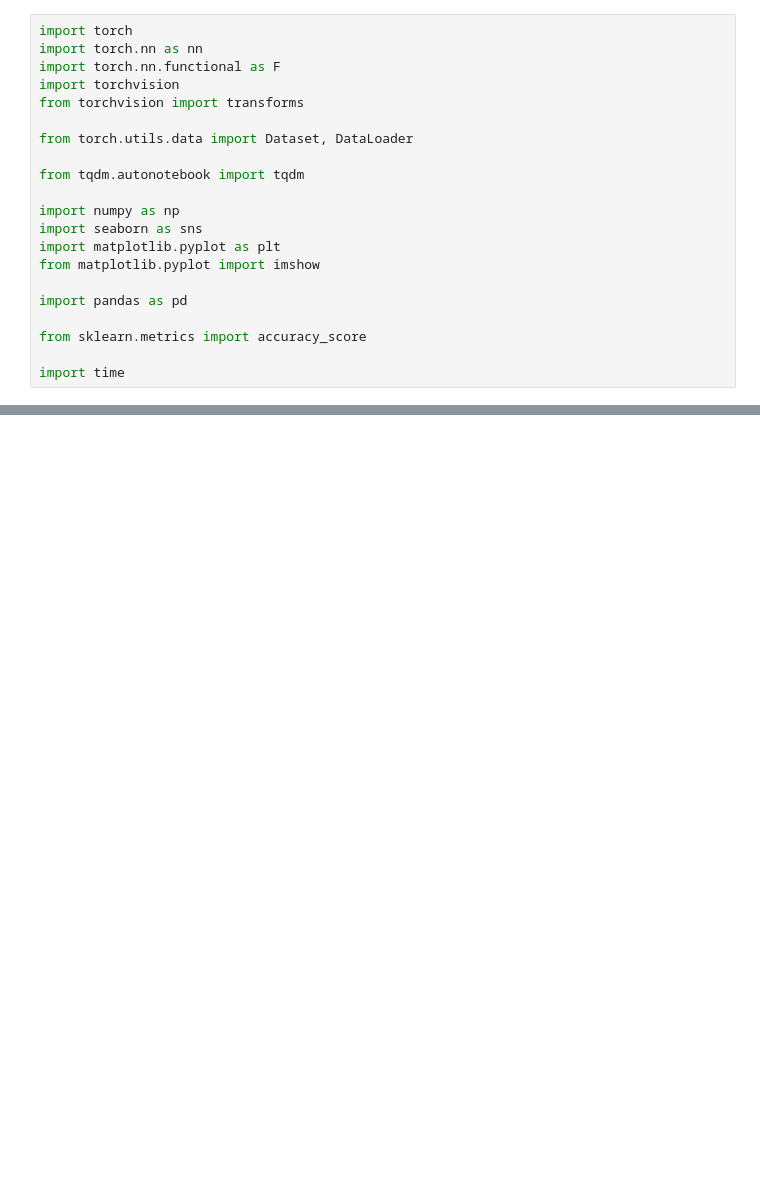
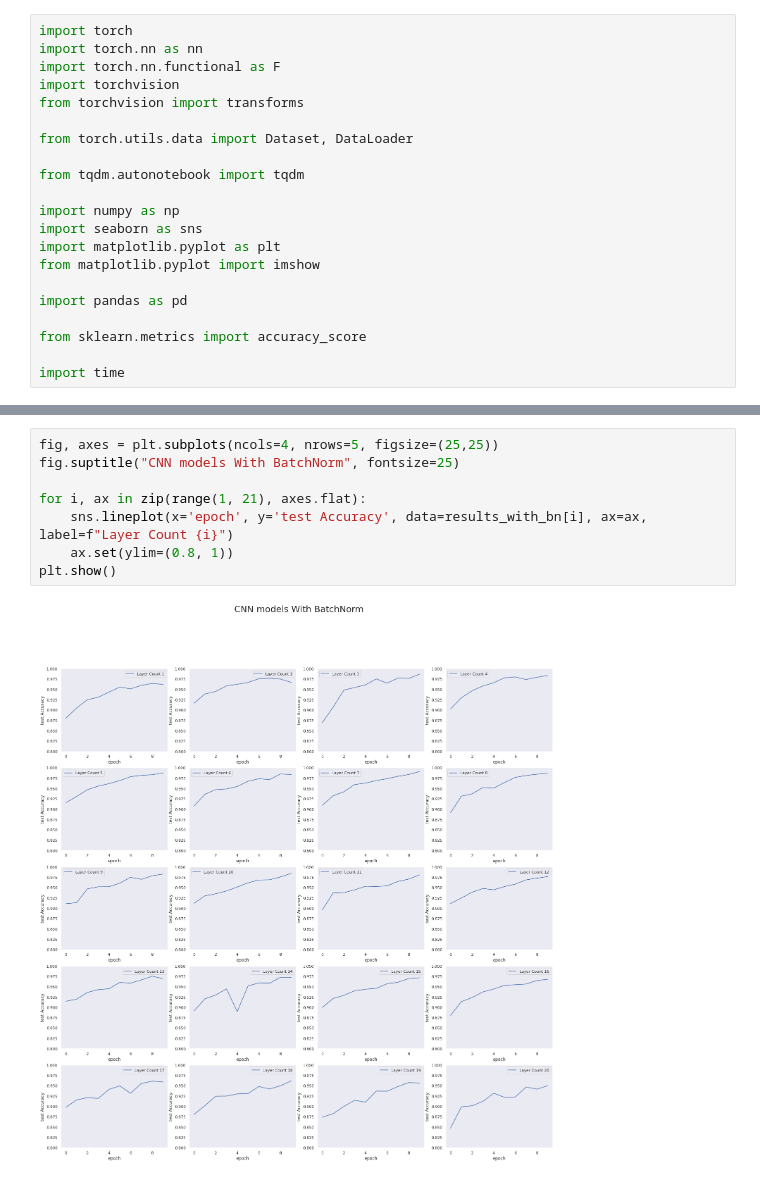
Before and after one commit to JohnValanidas/DATA-690, a Jupyter notebook: Homework4.ipynb, the cells around one changed output, grey strips where cells are left out. Cells and saved outputs as stored; diff of their text form; blank space fills up the shorter version.

```diff
--- a/Homework4.ipynb
+++ b/Homework4.ipynb
@@ -726,0 +729,10 @@ KeyboardInterrupt: ignored
+# %%
+fig, axes = plt.subplots(ncols=4, nrows=5, figsize=(25,25))
+fig.suptitle("CNN models With BatchNorm", fontsize=25)
+
+for i, ax in zip(range(1, 21), axes.flat):
+    sns.lineplot(x='epoch', y='test Accuracy', data=results_with_bn[i], ax=ax, label=f"Layer Count {i}")
+    ax.set(ylim=(0.8, 1))
+plt.show()
+# %% [output]
+[figure, added]
```
Also changed, not shown: parts of 19 cells of this notebook.
